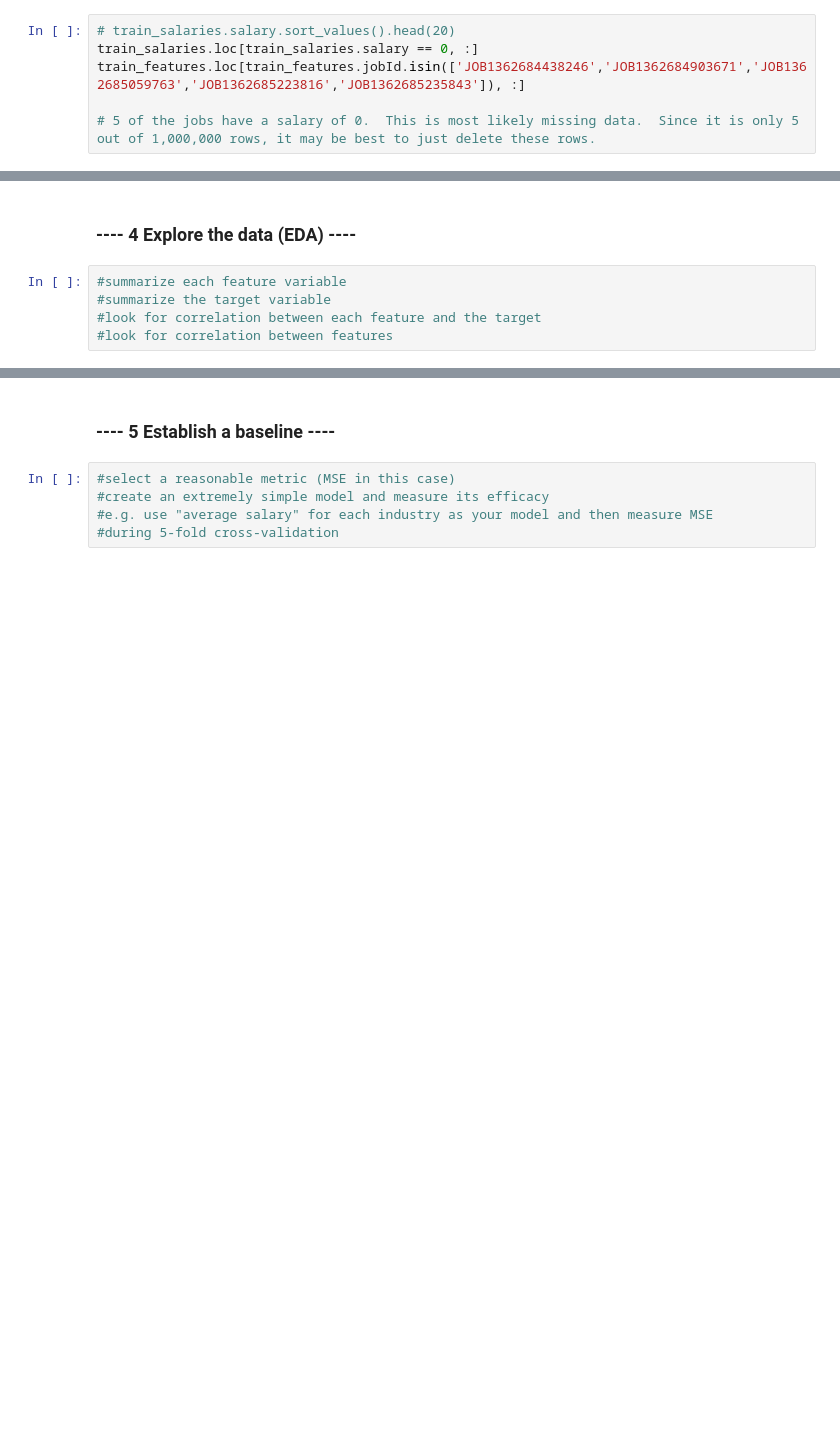
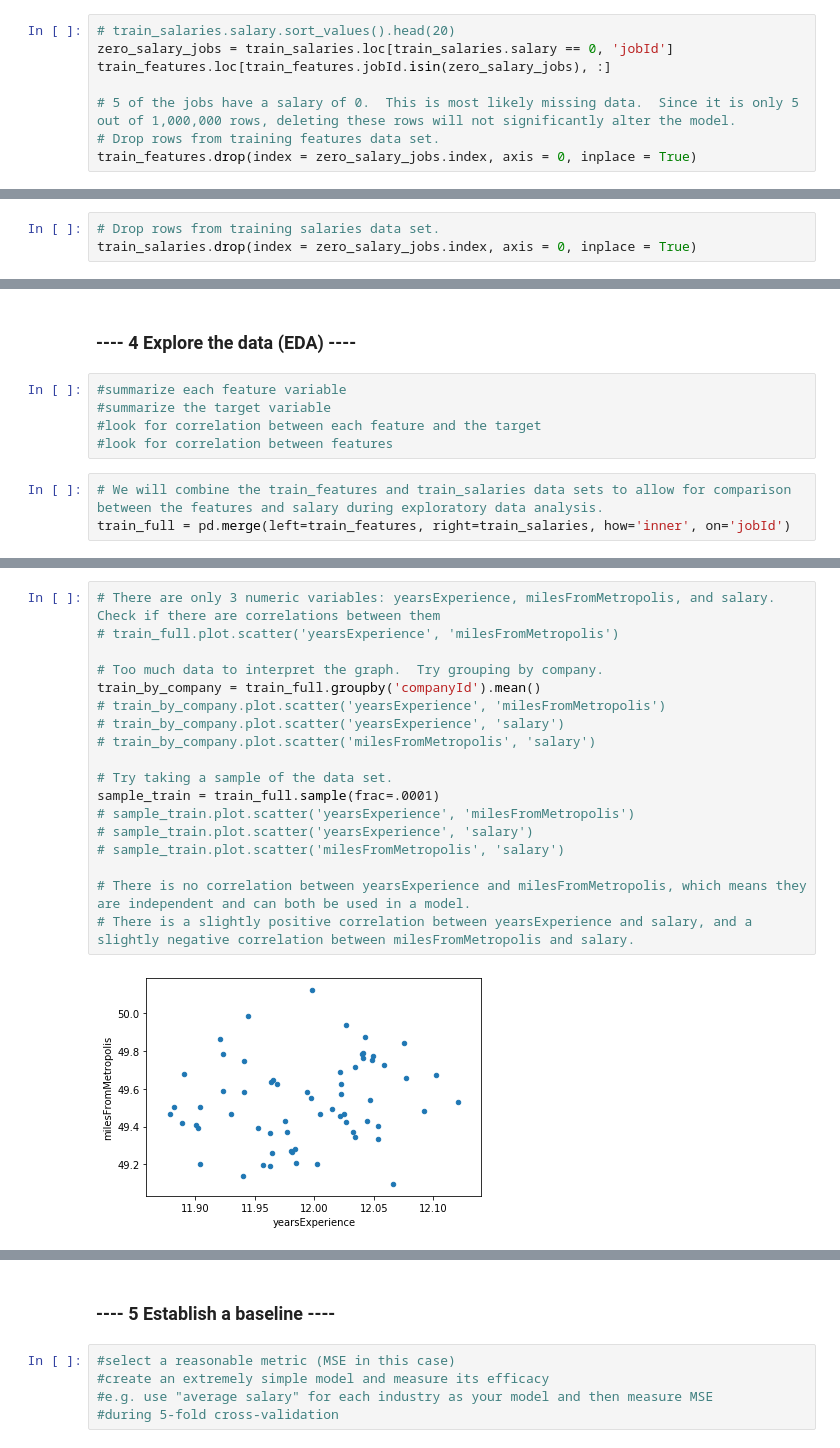
Before and after one commit to albert-ntiri/salary_prediction_project, a Jupyter notebook: Salary Prediction Notebook.ipynb, the cells around one changed output, grey strips where cells are left out. Drawn from its saved outputs; the diff is of its cells as text; blank space fills up the shorter version.

Commit message:
Added exploratory data analysis

```diff
--- a/Salary Prediction Notebook.ipynb
+++ b/Salary Prediction Notebook.ipynb
@@ -115,7 +101,9 @@ train_salaries.salary.hist(figsize = (10,4), bins=50)
 [figure]
 # %%
 # train_salaries.salary.sort_values().head(20)
-train_salaries.loc[train_salaries.salary == 0, :]
-train_features.loc[train_features.jobId.isin(['JOB1362684438246','JOB1362684903671','JOB1362685059763','JOB1362685223816','JOB1362685235843']), :]
+zero_salary_jobs = train_salaries.loc[train_salaries.salary == 0, 'jobId']
+train_features.loc[train_features.jobId.isin(zero_salary_jobs), :]
 
-# 5 of the jobs have a salary of 0.  This is most likely missing data.  Since it is only 5 out of 1,000,000 rows, it may be best to just delete these rows.
+# 5 of the jobs have a salary of 0.  This is most likely missing data.  Since it is only 5 out of 1,000,000 rows, deleting these rows will not significantly alter the model.
+# Drop rows from training features data set.
+train_features.drop(index = zero_salary_jobs.index, axis = 0, inplace = True)
@@ -129,3 +110,6 @@ train_features.loc[train_features.jobId.isin(['JOB1362684438246','JOB13626849036
+# %%
+# Drop rows from training salaries data set.
+train_salaries.drop(index = zero_salary_jobs.index, axis = 0, inplace = True)
 # %%
 duplicates = train_features.loc[train_features.duplicated(subset=['companyId','jobType','degree','major','industry','yearsExperience','milesFromMetropolis'])]
 duplicates.sort_values(by=['companyId','jobType','degree','major','industry','yearsExperience','milesFromMetropolis']).head(20)
@@ -170,3 +154,6 @@ Name: jobType, dtype: int64
 #summarize the target variable
 #look for correlation between each feature and the target
 #look for correlation between features
+# %%
+# We will combine the train_features and train_salaries data sets to allow for comparison between the features and salary during exploratory data analysis.
+train_full = pd.merge(left=train_features, right=train_salaries, how='inner', on='jobId')
@@ -172,0 +189,20 @@ Name: jobType, dtype: int64
+# %%
+# There are only 3 numeric variables: yearsExperience, milesFromMetropolis, and salary.  Check if there are correlations between them
+# train_full.plot.scatter('yearsExperience', 'milesFromMetropolis')
+
+# Too much data to interpret the graph.  Try grouping by company.
+train_by_company = train_full.groupby('companyId').mean()
+# train_by_company.plot.scatter('yearsExperience', 'milesFromMetropolis')
+# train_by_company.plot.scatter('yearsExperience', 'salary')
+# train_by_company.plot.scatter('milesFromMetropolis', 'salary')
+
+# Try taking a sample of the data set.
+sample_train = train_full.sample(frac=.0001)
+# sample_train.plot.scatter('yearsExperience', 'milesFromMetropolis')
+# sample_train.plot.scatter('yearsExperience', 'salary')
+# sample_train.plot.scatter('milesFromMetropolis', 'salary')
+
+# There is no correlation between yearsExperience and milesFromMetropolis, which means they are independent and can both be used in a model.
+# There is a slightly positive correlation between yearsExperience and salary, and a slightly negative correlation between milesFromMetropolis and salary.
+# %% [output]
+[figure, added]
```
Also changed, not shown: parts of 12 cells of this notebook.
